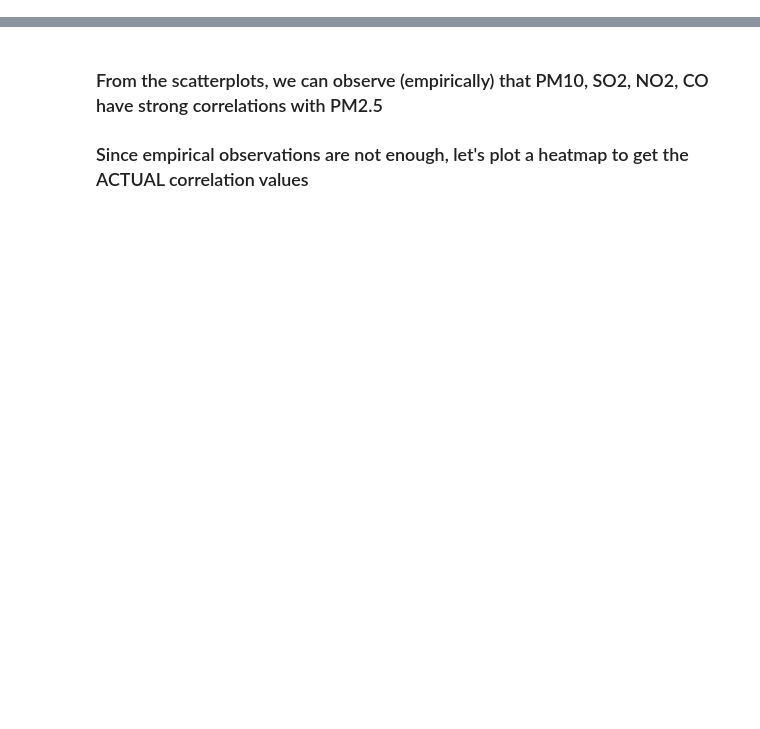
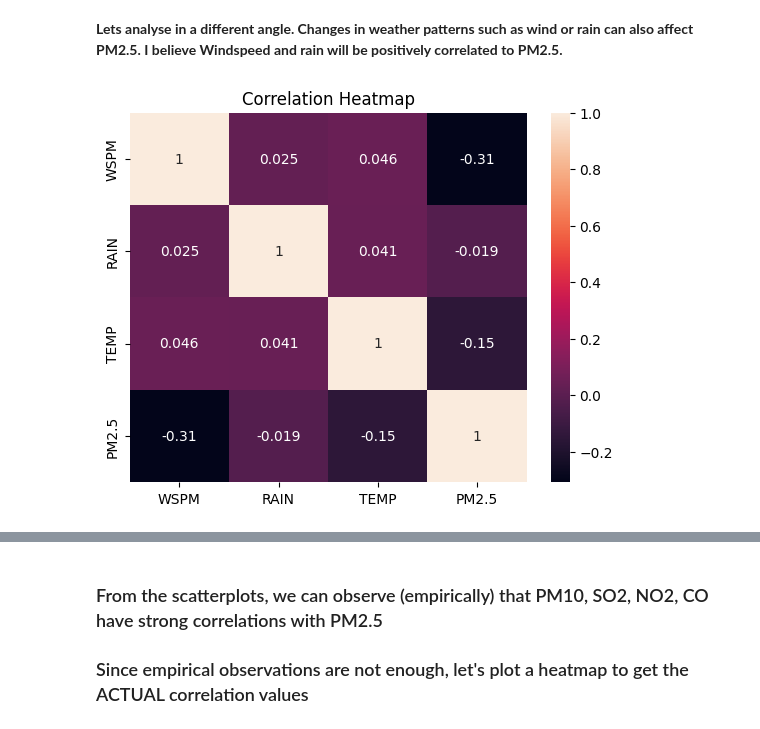
Before and after one commit to maxwellau2/SC1015MiniProject, a Jupyter notebook: EDA.ipynb, the cells around one changed output, grey strips where cells are left out. Cells and saved outputs as stored; diff of their text form; code cells hidden in the pictures; blank space fills up the shorter version.

```diff
--- a/EDA.ipynb
+++ b/EDA.ipynb
@@ -254,0 +167,10 @@ scatter_matrix_plot_seaborn(transformed_df, 'PM2.5')
+# %% [markdown]
+**Lets analyse in a different angle. Changes in weather patterns such as wind or rain can also affect PM2.5. I believe Windspeed and rain will be positively correlated to PM2.5.**
+# %%
+
+correlation_matrix = df[['WSPM', 'RAIN', 'TEMP', 'PM2.5']].corr()
+sns.heatmap(correlation_matrix, annot=True)
+plt.title('Correlation Heatmap')
+plt.show()
+# %% [output]
+[figure, added]
```
Also changed, not shown: parts of 79 cells of this notebook, 2 other files.
